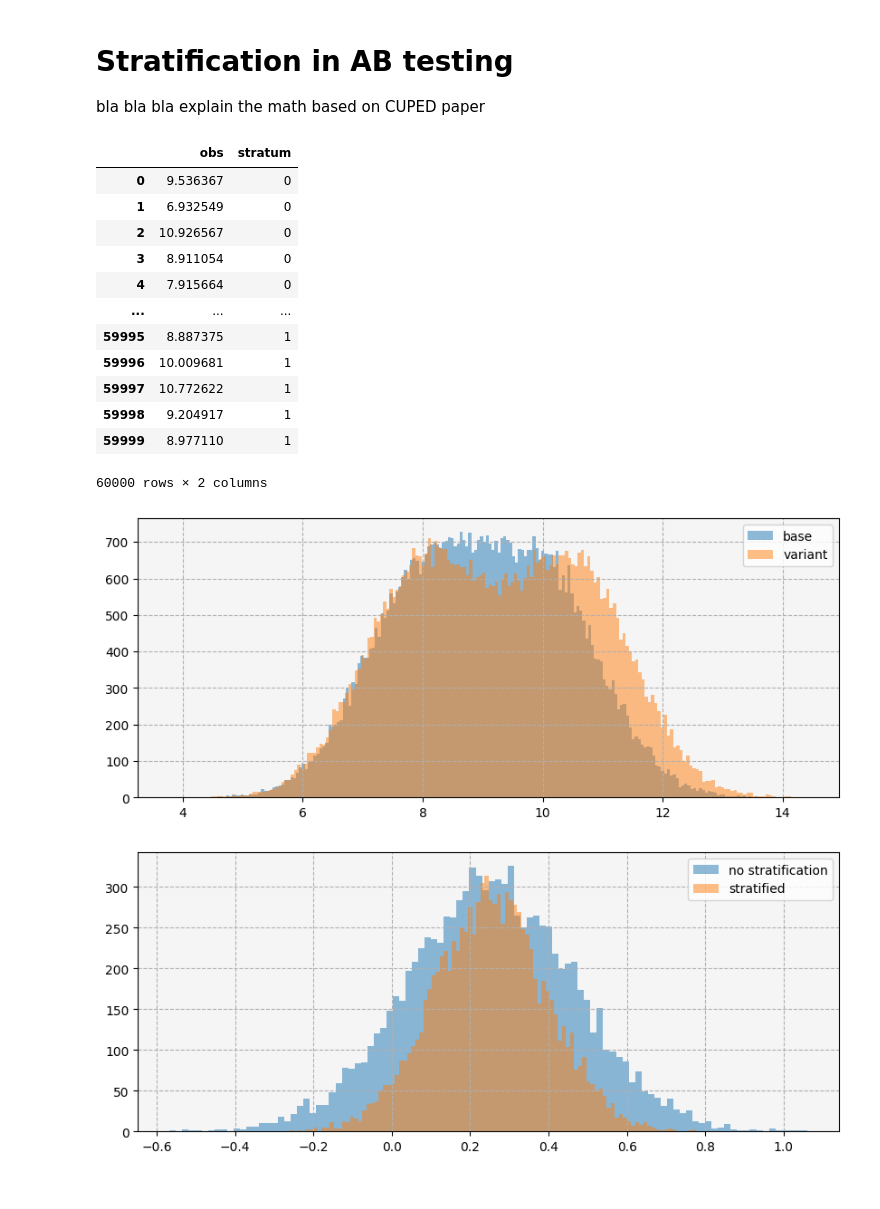
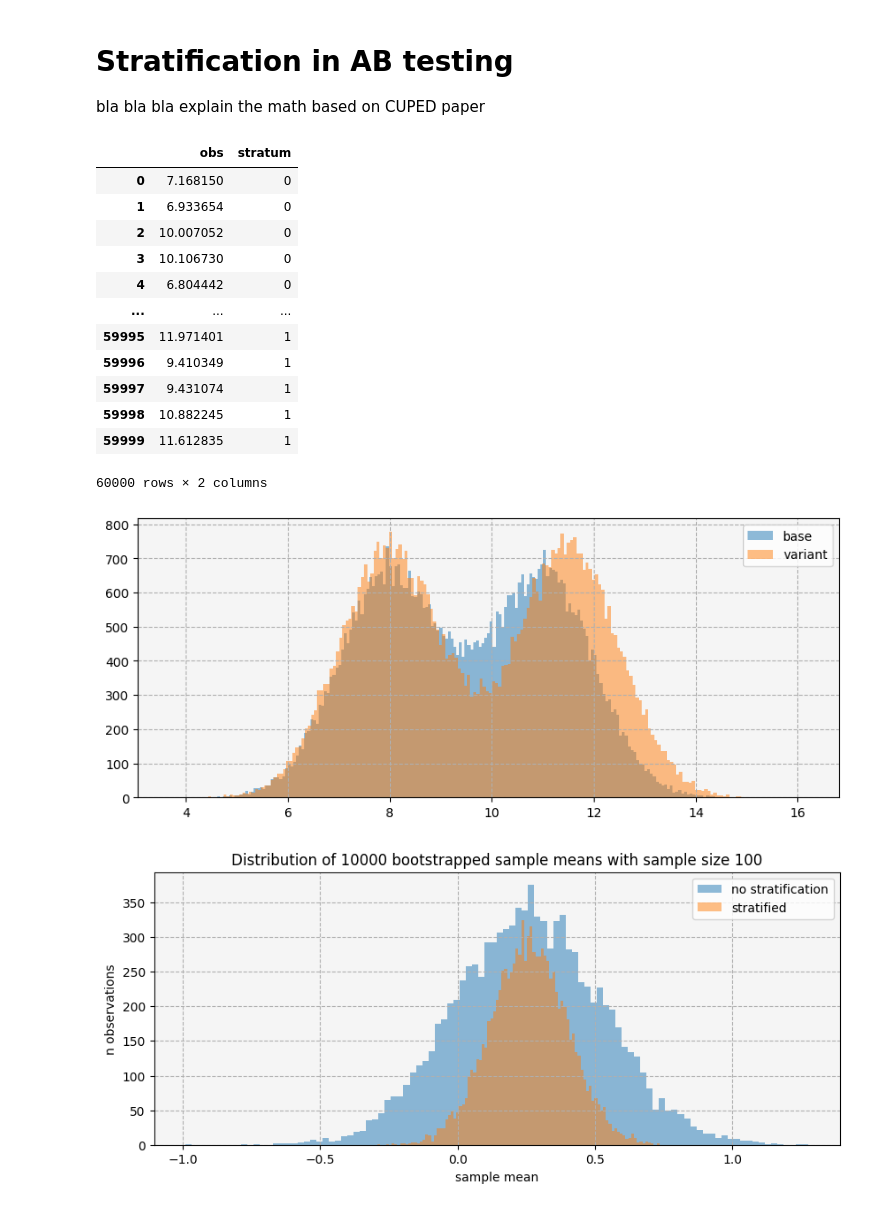
Before and after one commit to wol-e/ab_testing, a Jupyter notebook: notebooks/stratified_ab_test.ipynb, the cells around one changed output. Drawn from its saved outputs; the diff is of its cells as text; code cells hidden in the pictures.

Commit message:
strat

```diff
--- a/notebooks/stratified_ab_test.ipynb
+++ b/notebooks/stratified_ab_test.ipynb
@@ -21,11 +21,16 @@ from ab_testing.variance_reduction import stratified_ttest, get_stratified_stati
 
 bla bla bla explain the math based on CUPED paper
 # %%
+"""
+Simulating some AB test data where stratification should be helpful
+
+"""
+
 size = 30000
 
 base = np.concatenate([
     norm(loc=8, scale=1).rvs(size=size),
-    norm(loc=10, scale=1).rvs(size=size),
+    norm(loc=11, scale=1).rvs(size=size),
 ])
 strata_base = np.concatenate([
     np.array([0] * size),
@@ -34,7 +39,7 @@ strata_base = np.concatenate([
 
 variant = np.concatenate([
     norm(loc=8, scale=1).rvs(size=size),
-    norm(loc=10.5, scale=1).rvs(size=size),
+    norm(loc=11.5, scale=1).rvs(size=size),
 ])
 strata_variant = strata_base.copy()
 
@@ -45,19 +50,23 @@ df_variant = pd.DataFrame.from_dict(data={"obs": variant, "stratum": strata_vari
 df_base
 # %% [output]
 |  | obs | stratum |
-| 0 | 9.536367 | 0 |
-| 1 | 6.932549 | 0 |
-| 2 | 10.926567 | 0 |
-| 3 | 8.911054 | 0 |
-| 4 | 7.915664 | 0 |
+| 0 | 7.168150 | 0 |
+| 1 | 6.933654 | 0 |
+| 2 | 10.007052 | 0 |
+| 3 | 10.106730 | 0 |
+| 4 | 6.804442 | 0 |
 | ... | ... | ... |
-| 59995 | 8.887375 | 1 |
-| 59996 | 10.009681 | 1 |
-| 59997 | 10.772622 | 1 |
-| 59998 | 9.204917 | 1 |
-| 59999 | 8.977110 | 1 |
+| 59995 | 11.971401 | 1 |
+| 59996 | 9.410349 | 1 |
+| 59997 | 9.431074 | 1 |
+| 59998 | 10.882245 | 1 |
+| 59999 | 11.612835 | 1 |
 60000 rows × 2 columns
 # %%
+"""
+Visualize the data
+"""
+
 def hist_base_and_variant(df_base, df_variant):
     fig, ax = plt.subplots(1, 1, figsize=(10, 4))
 
@@ -70,9 +79,12 @@ def hist_base_and_variant(df_base, df_variant):
 
 hist_base_and_variant(df_base, df_variant)
 # %% [output]
-[figure, old version]
+[figure, new version]
 # %%
 def hist_bootstrap_diff_in_means(df_base, df_variant, n_bootstraps, n_samples_per_bootstrap, weights):
+    """
+    Bootstrapping of sample means in the standard and stratified way
+    """
     means = np.array([])
     strat_means = np.array([])
 
@@ -94,10 +106,17 @@ def hist_bootstrap_diff_in_means(df_base, df_variant, n_bootstraps, n_samples_pe
     ax.hist(strat_means, bins=100, alpha=.5, label="stratified")
     ax.set_facecolor("whitesmoke")
     ax.grid(True, linestyle="--")
+    ax.set_xlabel("sample mean")
+    ax.set_ylabel("n observations")
+    ax.set_title(f"Distribution of {n_bootstraps} bootstrapped sample means with sample size {n_samples_per_bootstrap}")
     ax.legend()
     plt.show()
 # %%
+"""
+stratification has a clear effect
+"""
+
 hist_bootstrap_diff_in_means(df_base, df_variant, 10000, 100, {0: .5, 1: .5})
 # %% [output]
-[figure, old version]
+[figure, new version]
 # %%
```
Also changed, not shown: parts of 6 cells of this notebook.
